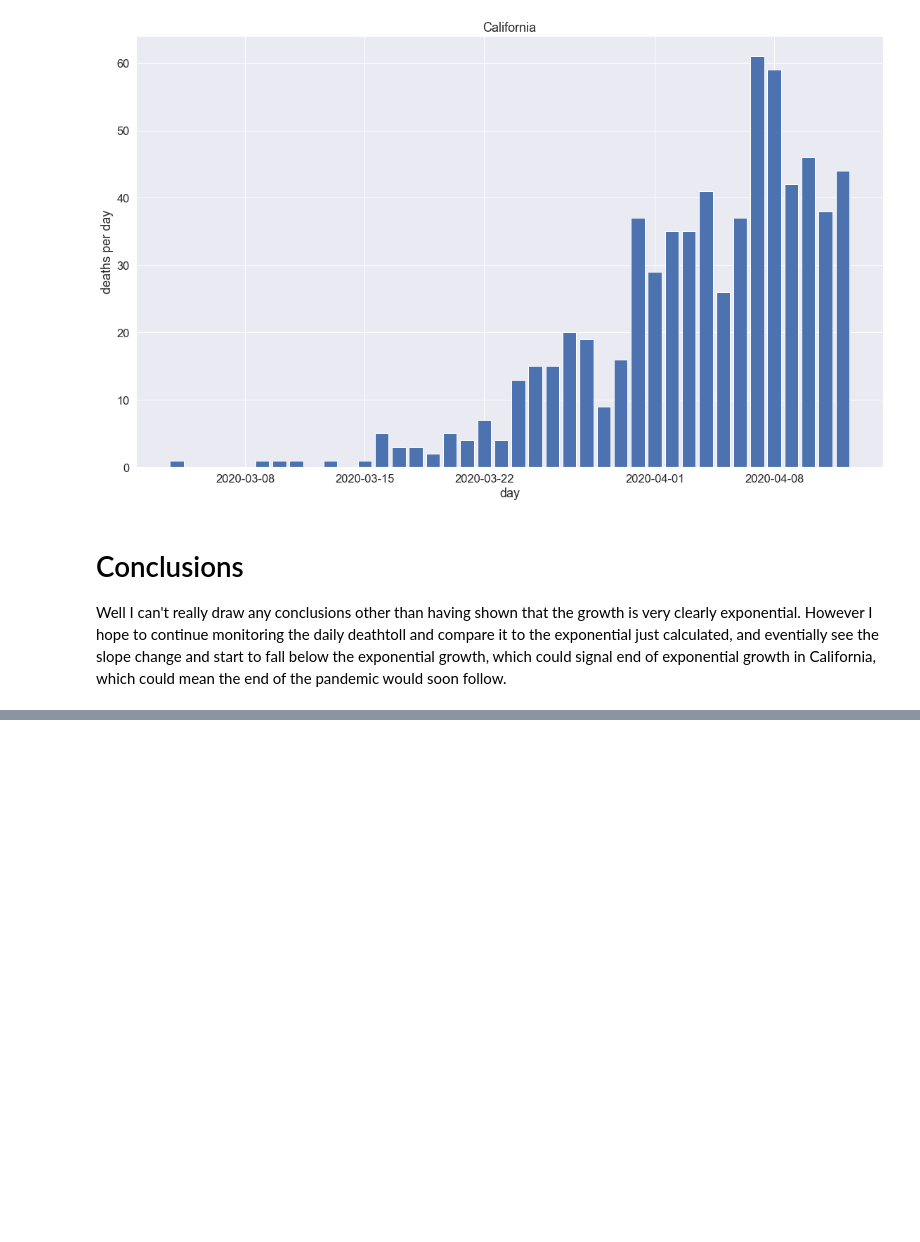
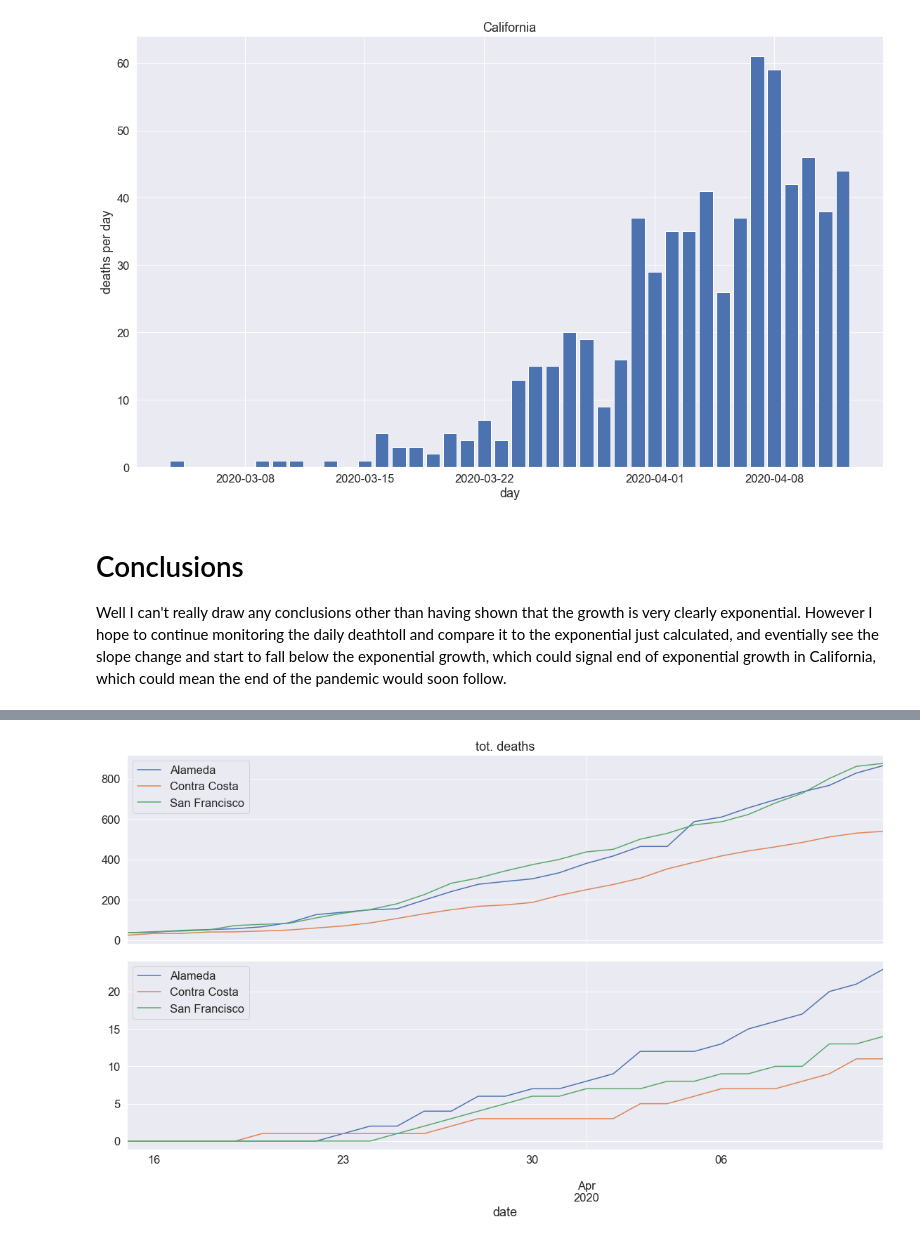
Before and after one commit to mikofski/covid-19-data, a Jupyter notebook: NYTimes COVID-19 Python-Pandas-Jupyter Tutorial.ipynb, the cells around one changed output, grey strips where cells are left out. Cells and saved outputs as stored; diff of their text form; code cells hidden in the pictures; blank space fills up the shorter version.

Commit message:
add counties and look at bay area

```diff
--- a/NYTimes COVID-19 Python-Pandas-Jupyter Tutorial.ipynb
+++ b/NYTimes COVID-19 Python-Pandas-Jupyter Tutorial.ipynb
@@ -255,0 +271,5 @@ Well I can't really draw any conclusions other than having shown that the growth
+# %%
+# parse the NY Times data comma-separated values (CSV) file called "us-counties.csv"
+# and set the index to the date column
+counties = pd.read_csv('us-counties.csv', index_col='date', parse_dates=True)
+counties.head()  # show the first few rows of the data
@@ -255,0 +284,7 @@ Well I can't really draw any conclusions other than having shown that the growth
+# %%
+# create a filter for California
+ca_filter = counties['state'] == 'California'
+# apply the filter to get just the CA counties
+ca_counties = counties[ca_filter]
+# summarize the counties
+ca_counties.drop('fips', axis=1).groupby('county').sum().sort_values('deaths', ascending=False).head(20)
@@ -255,0 +310,34 @@ Well I can't really draw any conclusions other than having shown that the growth
+# %%
+# make a figure with two stacked plots
+f, ax = plt.subplots(2, 1, figsize=(16, 10), sharex=True)
+
+# only starting from shelter in place
+shelter_inplace = '2020-03-15'
+
+# filter out Alameda, Contra Costa, and SF
+alameda_filter = ca_counties['county'] == 'Alameda'
+cc_filter = ca_counties['county'] == 'Contra Costa'
+sf_filter = ca_counties['county'] == 'San Francisco'
+
+# apply the filter to get just the bay area counties
+alameda = ca_counties[alameda_filter].loc[shelter_inplace:]
+contra_costa = ca_counties[cc_filter].loc[shelter_inplace:]
+sanfran = ca_counties[sf_filter].loc[shelter_inplace:]
+
+# plot cases in the top and the deaths below using the ax[idx]
+alameda['cases'].plot(ax=ax[0])
+alameda['deaths'].plot(ax=ax[1])
+contra_costa['cases'].plot(ax=ax[0])
+contra_costa['deaths'].plot(ax=ax[1])
+sanfran['cases'].plot(ax=ax[0])
+sanfran['deaths'].plot(ax=ax[1])
+
+# make a legend, and tidy up!
+bay_area = ('Alameda', 'Contra Costa', 'San Francisco')
+ax[0].set_title('tot. cases')
+ax[0].set_title('tot. deaths')
+ax[0].legend(bay_area)
+ax[1].legend(bay_area)
+f.tight_layout()
+# %% [output]
+[figure, added]
```
Also changed, not shown: parts of 5 cells of this notebook.
